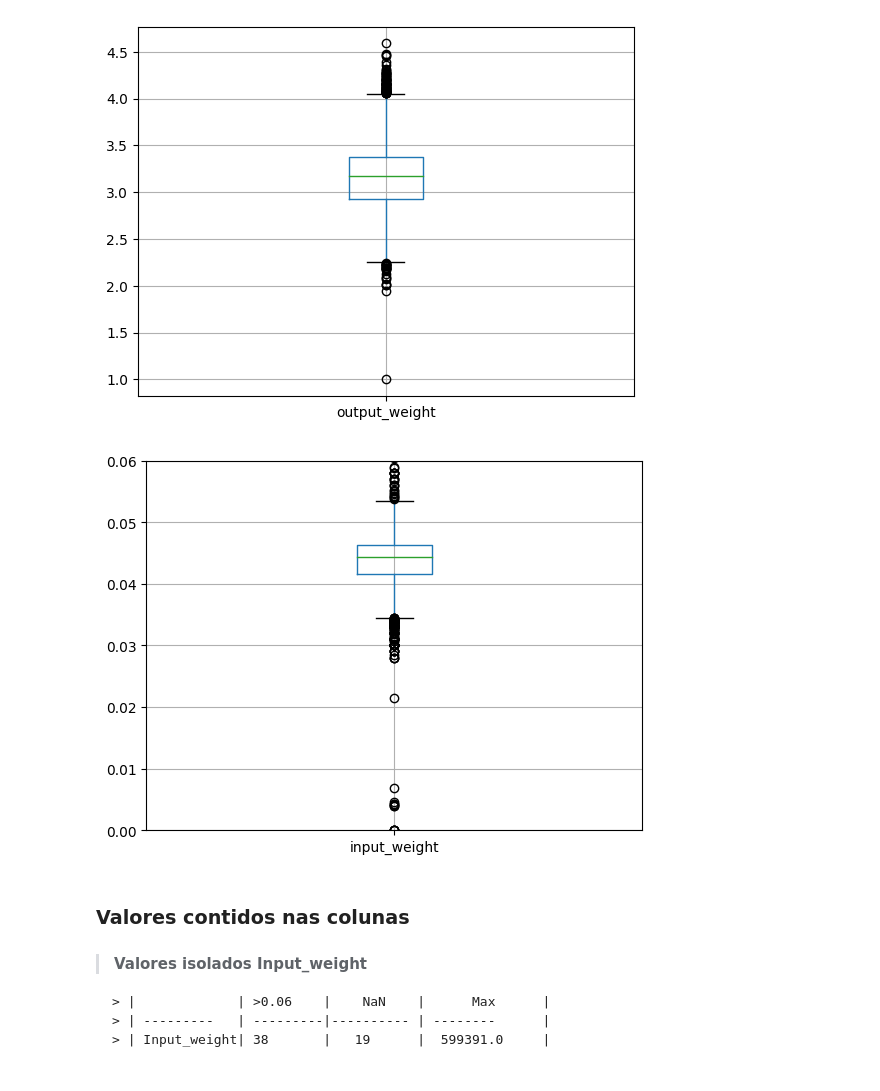
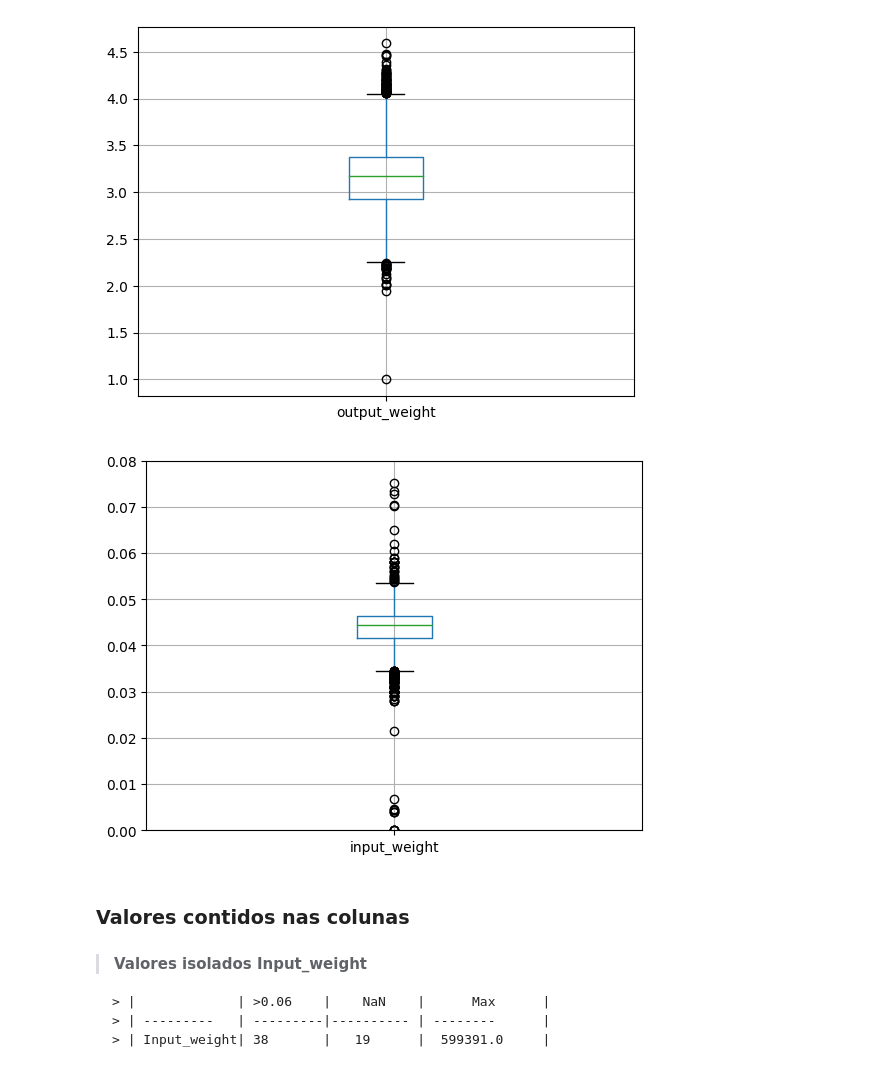
Before and after one commit to EveSantos/tcc, a Jupyter notebook: dados.ipynb, the cells around one changed output. Saved outputs shown, nothing was run; the diff lists cells and outputs as text; code cells hidden in the pictures.

```diff
--- a/dados.ipynb
+++ b/dados.ipynb
@@ -32,11 +47,11 @@ df[['output_weight']].boxplot()
 # %%
 import matplotlib.pyplot as plt
 data = df[['input_weight']]
 ax = data.boxplot()
-ax.set_ylim(0, 0.06)
+ax.set_ylim(0, 0.08)
 plt.show()
 # %% [output]
-[figure, old version]
+[figure, new version]
 # %% [markdown]
 ### Valores  contidos nas colunas
 
```
Also changed, not shown: parts of 4 cells of this notebook, 4 other files.
